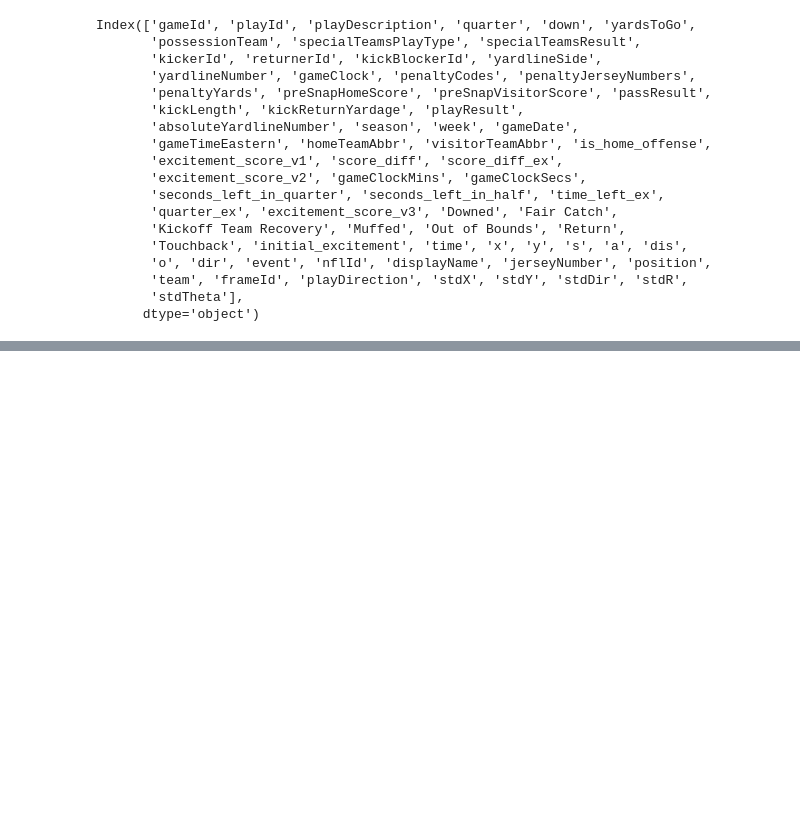
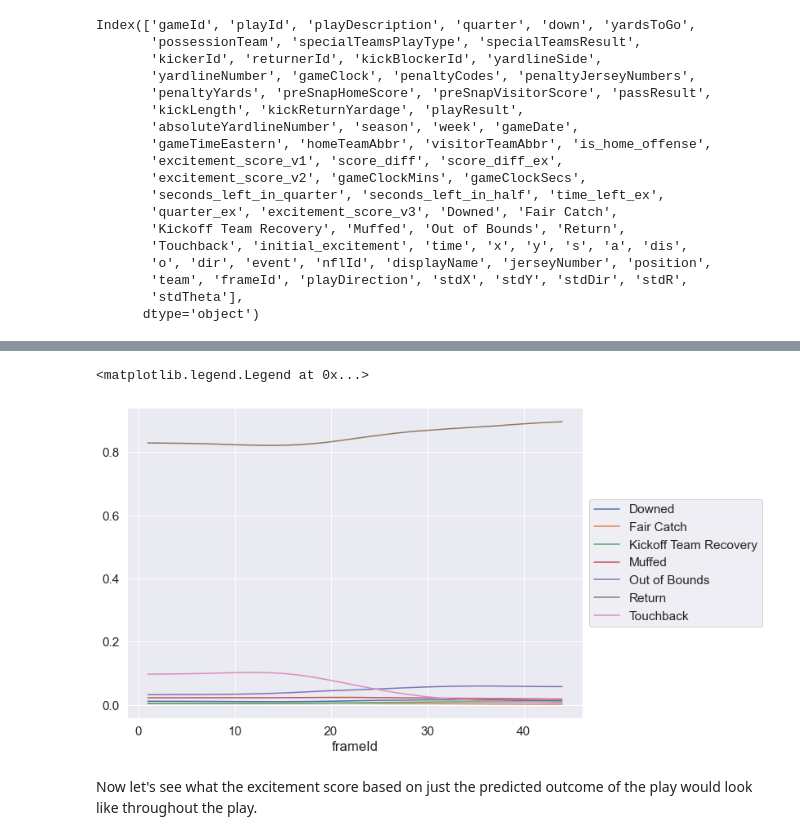
Before and after one commit to icowen/big-data-bowl-2022, a Jupyter notebook: eda.ipynb, the cells around one changed output, grey strips where cells are left out. Saved outputs shown, nothing was run; the diff lists cells and outputs as text; code cells hidden in the pictures; blank space fills up the shorter version.

```diff
--- a/eda.ipynb
+++ b/eda.ipynb
@@ -808,0 +1019,12 @@ kickoff_data = kickoff_tracking[['gameId', 'playId', 'posessionTeam', 'excitemen
+# %%
+games_and_plays = list(df.groupby(['gameId', 'playId']).groups.keys())
+# %%
+final_game_id = games_and_plays[-1][0]
+final_play_id = games_and_plays[-1][1]
+final_play = df.loc[(df['gameId']==final_game_id) & (df['playId']==final_play_id)]
+final_play_x = np.array([frame[3:-7] for frame in final_play.values])
+final_play_y = np.array([frame[-7:] for frame in final_play.values])
+final_play_preds = model.predict(final_play_x)
+# %%
+analysis = pd.DataFrame(final_play_preds, index=final_play['frameId'], columns=output_cols)
+analysis
@@ -808,0 +1050,7 @@ kickoff_data = kickoff_tracking[['gameId', 'playId', 'posessionTeam', 'excitemen
+# %%
+analysis.plot.line(y=output_cols, figsize=(10,7)).legend(loc='center left',bbox_to_anchor=(1.0, 0.5))
+# %% [output]
+<matplotlib.legend.Legend at 0x...>
+[figure, added]
+# %% [markdown]
+Now let's see what the excitement score based on just the predicted outcome of the play would look like throughout the play.
```
Also changed, not shown: parts of 39 cells of this notebook, 1 other file.
